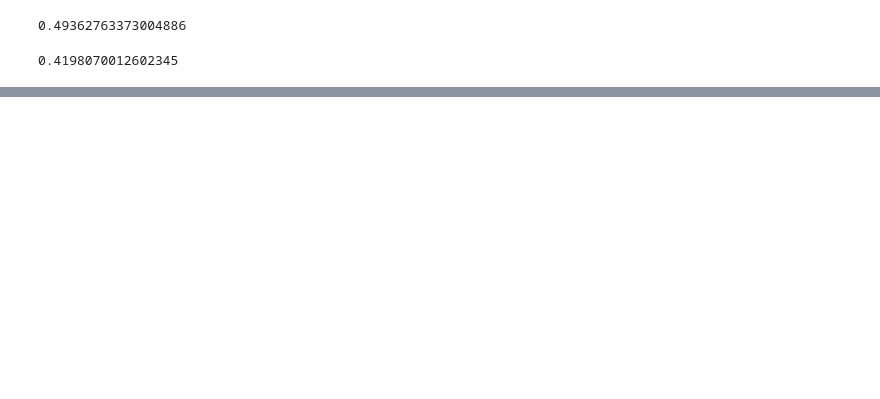
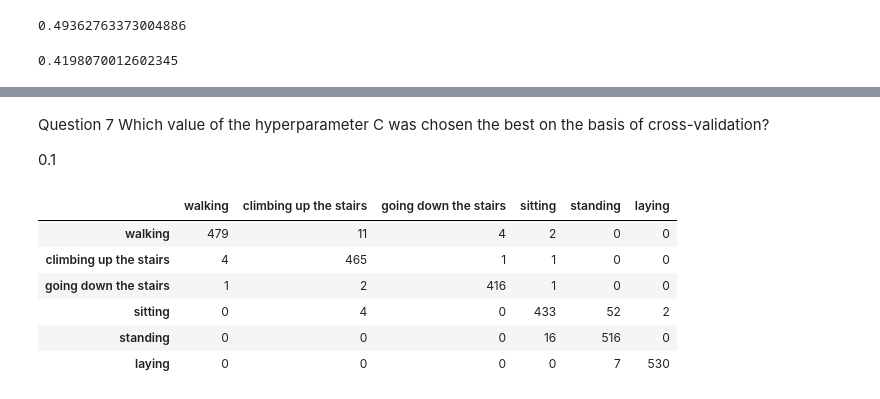
Before and after one commit to Vitalijs-Tickovs/Training_For_Accenture, a Jupyter notebook: Assignments/assignment_7.ipynb, the cells around one changed output, grey strips where cells are left out. Cells and saved outputs as stored; diff of their text form; code cells hidden in the pictures; blank space fills up the shorter version.

```diff
--- a/Assignments/assignment_7.ipynb
+++ b/Assignments/assignment_7.ipynb
@@ -173,9 +202,22 @@ best_svc.best_params_, best_svc.best_score_
+# %% [markdown]
+Question 7
+Which value of the hyperparameter C was chosen the best on the basis of cross-validation?
+
+0.1
 # %%
 y_predicted = best_svc.predict(X_test_scaled)
 
-tab = pd.crosstab(y_test, y_predicted, margins=True)
+tab = pd.crosstab(y_test, y_predicted)
 tab.index = ['walking', 'climbing up the stairs',
-             'going down the stairs', 'sitting', 'standing', 'laying', 'all']
+             'going down the stairs', 'sitting', 'standing', 'laying']
 tab.columns = ['walking', 'climbing up the stairs',
-             'going down the stairs', 'sitting', 'standing', 'laying', 'all']
+             'going down the stairs', 'sitting', 'standing', 'laying']
 tab
+# %% [output]
+|  | walking | climbing up the stairs | going down the stairs | sitting | standing | laying |
+| walking | 479 | 11 | 4 | 2 | 0 | 0 |
+| climbing up the stairs | 4 | 465 | 1 | 1 | 0 | 0 |
+| going down the stairs | 1 | 2 | 416 | 1 | 0 | 0 |
+| sitting | 0 | 4 | 0 | 433 | 52 | 2 |
+| standing | 0 | 0 | 0 | 16 | 516 | 0 |
+| laying | 0 | 0 | 0 | 0 | 7 | 530 |
```
Also changed, not shown: parts of 17 cells of this notebook, 3 other files.
